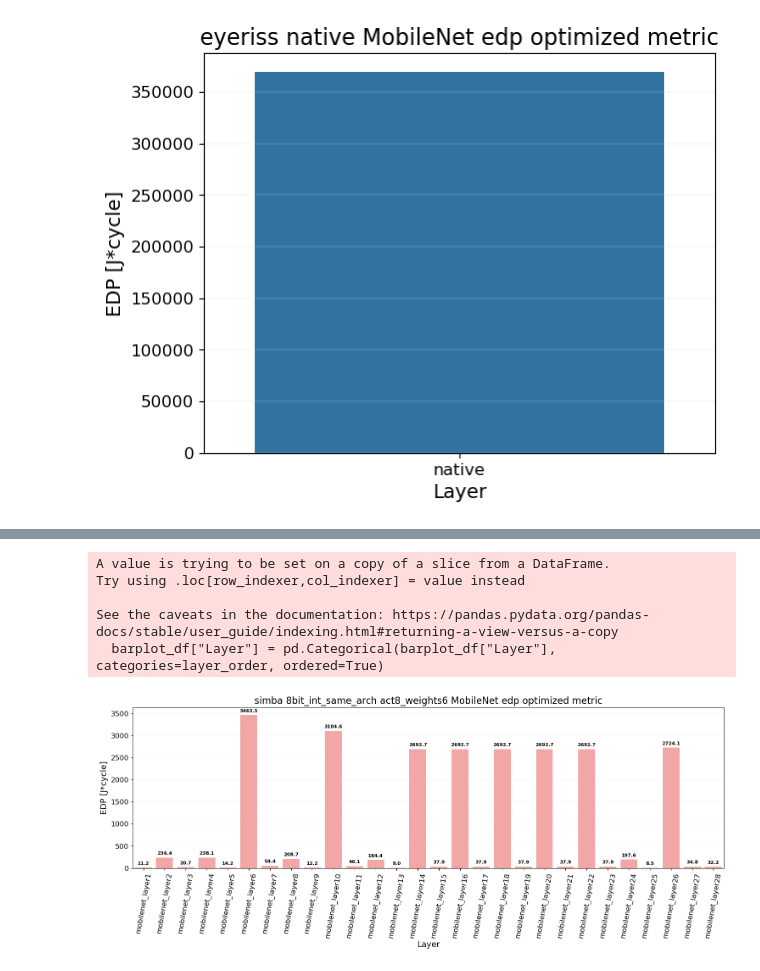
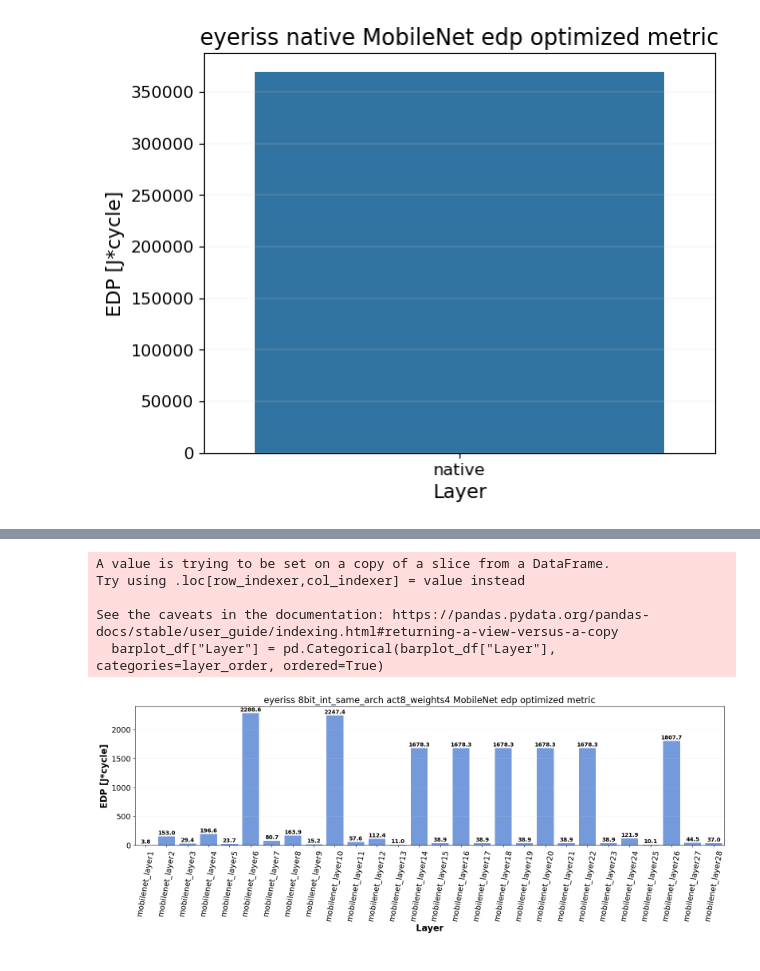
Before and after one commit to honzastor/accelergy-timeloop-infrastructure-quantization-feature, a Jupyter notebook: quantization-exercises/utils/plot_graphs/plot_graphs.ipynb, the cells around one changed output, grey strips where cells are left out. Cells and saved outputs as stored; diff of their text form; code cells hidden in the pictures.

```diff
--- a/quantization-exercises/utils/plot_graphs/plot_graphs.ipynb
+++ b/quantization-exercises/utils/plot_graphs/plot_graphs.ipynb
@@ -458,27 +550,27 @@ layer_order = [f"mobilenet_layer{i}" for i in range(1,29)]
 barplot_df["Layer"] = pd.Categorical(barplot_df["Layer"], categories=layer_order, ordered=True)
 
 ### PLOT GRAPHS ###
-plt.figure(figsize=(15, 6))
+plt.figure(figsize=(16, 6))
 pastel_red = (255/255, 153/255, 153/255)
-barplot = sns.barplot(x="Layer", y="EDP [J*cycle]", data=barplot_df, color=pastel_red)
+barplot = sns.barplot(x="Layer", y="EDP [J*cycle]", data=barplot_df, color="cornflowerblue")
 
 # Add y-axis grid lines
 plt.grid(axis='y', color='lightgray', linestyle='-', linewidth=0.25, alpha=0.75)
 
 # Set plot labels
-plt.xlabel('Layer', fontsize=14)
-plt.ylabel('EDP [J*cycle]', fontsize=14)
-plt.xticks(rotation=80, fontsize=12)
-plt.yticks(fontsize=12)
+plt.xlabel('Layer', fontsize=16, fontweight='bold')
+plt.ylabel('EDP [J*cycle]', fontsize=16, fontweight='bold')
+plt.xticks(rotation=80, fontsize=14)
+plt.yticks(fontsize=14)
 
 # Loop over the bars, and add a label (the value of the bar) above each bar
 for p in barplot.patches:
     barplot.annotate(format(p.get_height(), '.1f'),
                    (p.get_x() + p.get_width() / 2., p.get_height()),
                    ha = 'center', va = 'center',
-                   xytext = (0, 7),
+                   xytext = (0, 6),
                    textcoords = 'offset points',
-                   fontsize=8,  # Adjust the font size as desired
+                   fontsize=10,  # Adjust the font size as desired
                    weight='bold')  # Make the font bold
 
 # Save the plot
@@ -501,9 +593,9 @@ See the caveats in the documentation: https://pandas.pydata.org/pandas-docs/stab
 # %%
 """ BAR PLOT QUANTIZED MODEL LAYERS """
 ### MODIFY/SELECT DATA ###
-arch_name = "simba"    # "eyeriss", "simba"
-design_choice = "16bit_int_arch"    # "8bit_int_changed_arch", "8bit_int_same_arch", "16bit_int_arch"
-quant_choice = "act8_weights6"    # "act8_weights2", "act8_weights3", "act8_weights4", "act8_weights5", "act8_weights6", "act8_weights7", "act8_weights8"
+arch_name = "eyeriss"    # "eyeriss", "simba"
+design_choice = "8bit_int_same_arch"    # "8bit_int_changed_arch", "8bit_int_same_arch", "16bit_int_arch"
+quant_choice = "act8_weights4"    # "act8_weights2", "act8_weights3", "act8_weights4", "act8_weights5", "act8_weights6", "act8_weights7", "act8_weights8"
 
 # Filter the dataframe based on the chosen architecture
 barplot_df = quant_stats_df[(quant_stats_df['Architecture'] == arch_name) & (quant_stats_df['Design setting'] == design_choice) & (quant_stats_df['Datawidth setting'] == quant_choice)]
@@ -513,46 +605,46 @@ layer_order = [f"mobilenet_layer{i}" for i in range(1,29)]
 barplot_df["Layer"] = pd.Categorical(barplot_df["Layer"], categories=layer_order, ordered=True)
 
 ### PLOT GRAPHS ###
-plt.figure(figsize=(15, 6))
+plt.figure(figsize=(16, 6))
 pastel_red = (255/255, 153/255, 153/255)
-barplot = sns.barplot(x="Layer", y="EDP [J*cycle]", data=barplot_df, color=pastel_red)
+barplot = sns.barplot(x="Layer", y="EDP [J*cycle]", data=barplot_df, color="cornflowerblue")
 
 # Add y-axis grid lines
 plt.grid(axis='y', color='lightgray', linestyle='-', linewidth=0.25, alpha=0.75)
 
 # Set plot labels
-plt.xlabel('Layer', fontsize=14)
-plt.ylabel('EDP [J*cycle]', fontsize=14)
-plt.xticks(rotation=80, fontsize=12)
-plt.yticks(fontsize=12)
+plt.xlabel('Layer', fontsize=16, fontweight='bold')
+plt.ylabel('EDP [J*cycle]', fontsize=16, fontweight='bold')
+plt.xticks(rotation=80, fontsize=14)
+plt.yticks(fontsize=14)
 
 # Loop over the bars, and add a label (the value of the bar) above each bar
 for p in barplot.patches:
     barplot.annotate(format(p.get_height(), '.1f'),
                    (p.get_x() + p.get_width() / 2., p.get_height()),
                    ha = 'center', va = 'center',
-                   xytext = (0, 7),
+                   xytext = (0, 6),
                    textcoords = 'offset points',
-                   fontsize=8,  # Adjust the font size as desired
+                   fontsize=10,  # Adjust the font size as desired
                    weight='bold')  # Make the font bold
 
 # Save the plot
 plt.tight_layout()
 fig_location = "plots/Experiment3"
 if not os.path.exists(fig_location):
     os.makedirs(fig_location)
 plt.savefig(os.path.join(fig_location, f'{arch_name}_{design_choice}_edp_quant_MobileNet_{quant_choice}_layers_barplot.png'), bbox_inches='tight')
 plt.savefig(os.path.join(fig_location, f'{arch_name}_{design_choice}_edp_quant_MobileNet_{quant_choice}_layers_barplot.pdf'), bbox_inches='tight')
 
 plt.title(f"{arch_name} {design_choice} {quant_choice} MobileNet edp optimized metric", fontsize=16)
 plt.show()
 # %% [output]
 A value is trying to be set on a copy of a slice from a DataFrame.
 Try using .loc[row_indexer,col_indexer] = value instead
 
 See the caveats in the documentation: https://pandas.pydata.org/pandas-docs/stable/user_guide/indexing.html#returning-a-view-versus-a-copy
   barplot_df["Layer"] = pd.Categorical(barplot_df["Layer"], categories=layer_order, ordered=True)
-[figure, old version]
+[figure, new version]
 # %%
 " ACCURACY PLOT "
 ### MODIFY/SELECT DATA ###
```
Also changed, not shown: parts of 12 cells of this notebook.
